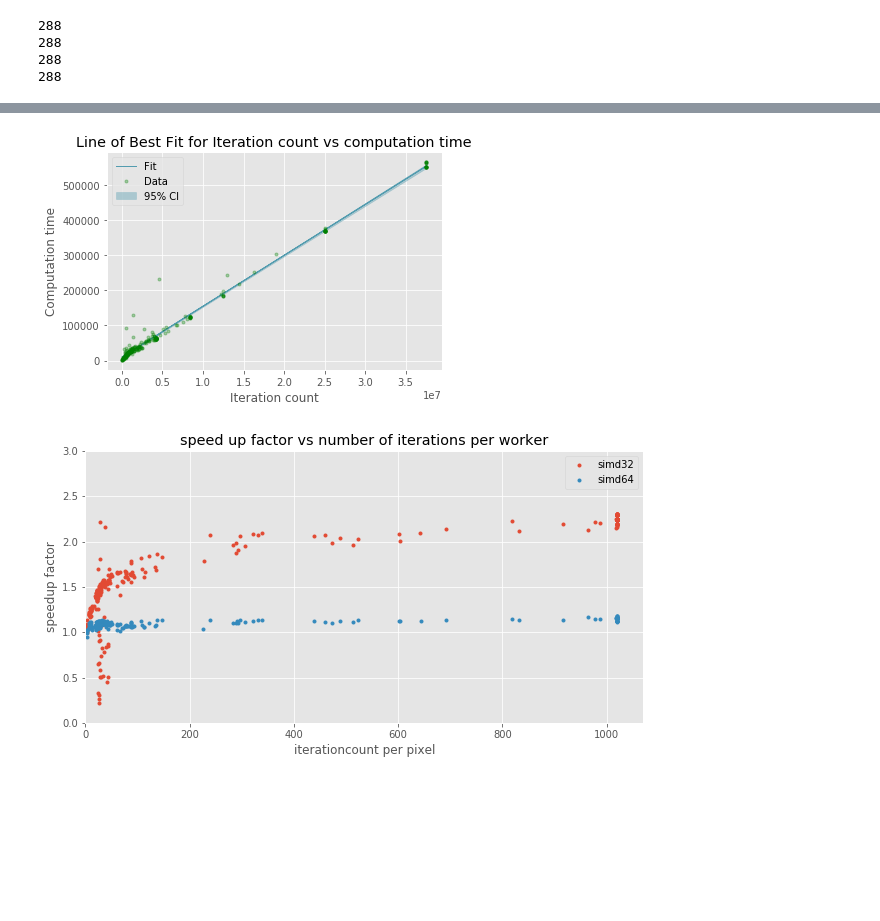
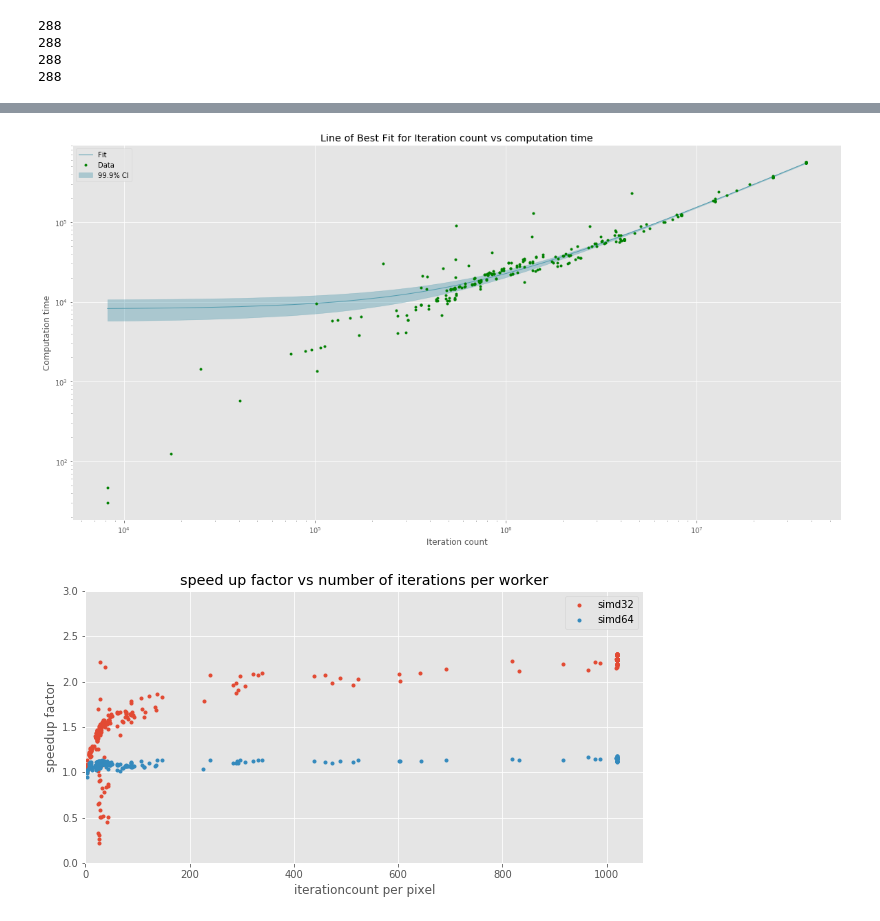
Before and after one commit to eragp/mandelbrot, a Jupyter notebook: eval/implementations_eval.ipynb, the cells around one changed output, grey strips where cells are left out. Saved outputs shown, nothing was run; the diff lists cells and outputs as text; code cells hidden in the pictures; blank space fills up the shorter version.

Commit message:
Improve graphs, update requirements

```diff
--- a/eval/implementations_eval.ipynb
+++ b/eval/implementations_eval.ipynb
@@ -112,12 +124,14 @@ plt.show()
 import statsmodels.api as sm
 from statsmodels.stats.outliers_influence import summary_table
 import pandas as pd
-x = sm.add_constant(it32)
-y = comp32
+compsorted, itsorted, _ = zip(*sorted(mandelbrot32, key=lambda x: x[1]))
+compsorted = np.asarray(compsorted) - compsorted_min
+x = sm.add_constant(itsorted)
+y = compsorted
 regr = sm.OLS(y, x)
 res = regr.fit()
 # Get fitted values from model to plot
-st, data, ss2 = summary_table(res, alpha=0.05)
+st, data, ss2 = summary_table(res, alpha=0.01)
 fitted_values = data[:,2]
 
 # Get the confidence intervals of the model
@@ -126,41 +140,53 @@ predict_mean_ci_low, predict_mean_ci_upp = data[:,4:6].T
 # Data for regions where we want to shade to indicate the intervals has
 # to be sorted by the x axis to display correctly
 CI_df = pd.DataFrame(columns = ['x_data', 'low_CI', 'upper_CI'])
-CI_df['x_data'] = it32
+CI_df['x_data'] = itsorted
 CI_df['low_CI'] = predict_mean_ci_low
 CI_df['upper_CI'] = predict_mean_ci_upp
 CI_df.sort_values('x_data', inplace = True)
 
 # Define a function for the line plot with intervals
 def lineplotCI(x_data, y_data, sorted_x, low_CI, upper_CI, x_label, y_label, title):
     # Create the plot object
-    _, ax = plt.subplots()
+    _, ax = plt.subplots(figsize=(20, 10))
 
     # Plot the data, set the linewidth, color and transparency of the
     # line, provide a label for the legend
     ax.plot(x_data, y_data, lw = 1, color = '#539caf', alpha = 1, label = 'Fit')
     # Shade the confidence interval
-    ax.fill_between(sorted_x, low_CI, upper_CI, color = '#539caf', alpha = 0.4, label = '95% CI')
-    ax.plot(x_data, comp32, lw=0, color = 'g', alpha = 0.3, label = 'Data', marker='.')
+    ax.fill_between(sorted_x, low_CI, upper_CI, color = '#539caf', alpha = 0.4, label = '99.9% CI')
+    ax.plot(x_data, compsorted, lw=0, color = 'g', alpha = 1, label = 'Data', marker='.')
     # Label the axes and provide a title
     ax.set_title(title)
     ax.set_xlabel(x_label)
     ax.set_ylabel(y_label)
-
+    plt.yscale('log')
+    plt.xscale('log')
     # Display legend
     ax.legend(loc = 'best')
+    return ax
 
 # Call the function to create plot
-lineplotCI(x_data = it32
+ax = lineplotCI(x_data = itsorted
            , y_data = fitted_values
            , sorted_x = CI_df['x_data']
            , low_CI = CI_df['low_CI']
            , upper_CI = CI_df['upper_CI']
            , x_label = 'Iteration count'
            , y_label = 'Computation time'
            , title = 'Line of Best Fit for Iteration count vs computation time')
+
+
+#from sklearn import linear_model
+# Create linear regression object
+#regr = linear_model.LinearRegression()
+
+# Train the model using the training sets
+#regr.fit(np.asarray(itsorted).reshape(-1,1), np.asarray(compsorted))
+#diabetes_y_pred = regr.predict(np.asarray(itsorted).reshape(-1,1))
+#ax.plot(itsorted, diabetes_y_pred, color='blue', linewidth=3)
 # %% [output]
-[figure, old version]
+[figure, new version]
 # %%
 plt.style.use('ggplot')
 # TODO this graph and the two below in one figure
```
Also changed, not shown: parts of 4 cells of this notebook, 1 other file.
